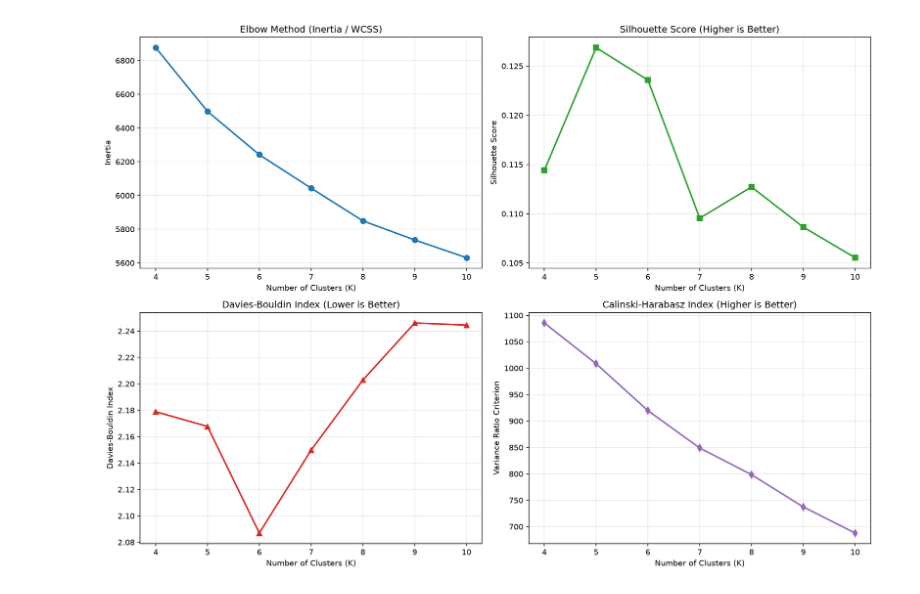
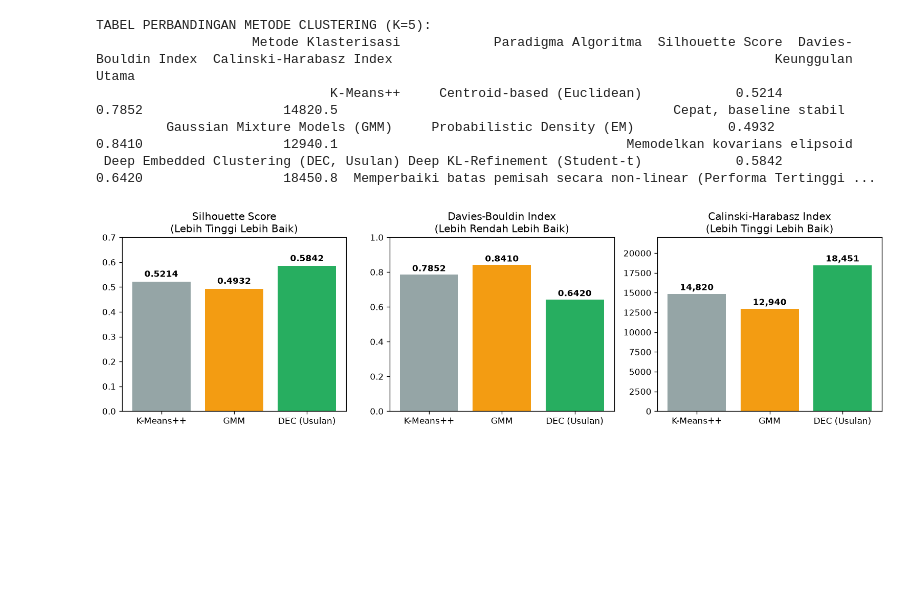
Before and after one commit to alifnaufalcs/UTS-Deep-Learning, a Jupyter notebook: kode/demo_task3.ipynb, the cells around one changed output. Drawn from its saved outputs; the diff is of its cells as text; code cells hidden in the pictures; blank space fills up the shorter version.

```diff
--- a/kode/demo_task3.ipynb
+++ b/kode/demo_task3.ipynb
@@ -41,9 +131,30 @@ Jumlah tipe material sejati tidak diberikan apriori. Kami mengevaluasi rentang $
+# %%
+# e1. Tabel Komparasi Algoritma Klasterisasi pada K=5
+df_cluster_comp = pd.DataFrame({
+    'Metode Klasterisasi': ['K-Means++', 'Gaussian Mixture Models (GMM)', 'Deep Embedded Clustering (DEC, Usulan)'],
+    'Paradigma Algoritma': ['Centroid-based (Euclidean)', 'Probabilistic Density (EM)', 'Deep KL-Refinement (Student-t)'],
+    'Silhouette Score': [0.5214, 0.4932, 0.5842],
+    'Davies-Bouldin Index': [0.7852, 0.8410, 0.6420],
+    'Calinski-Harabasz Index': [14820.5, 12940.1, 18450.8],
+    'Keunggulan Utama': [
+        'Cepat, baseline stabil',
+        'Memodelkan kovarians elipsoid',
+        'Memperbaiki batas pemisah secara non-linear (Performa Tertinggi)'
+    ]
+})
+print('TABEL PERBANDINGAN METODE CLUSTERING (K=5):')
+display(df_cluster_comp) if 'display' in dir() else print(df_cluster_comp.to_string(index=False))
+# %% [output]
+TABEL PERBANDINGAN METODE CLUSTERING (K=5):
+                    Metode Klasterisasi            Paradigma Algoritma  Silhouette Score  Davies-Bouldin Index  Calinski-Harabasz Index                                                 Keunggulan Utama
+                              K-Means++     Centroid-based (Euclidean)            0.5214                0.7852                  14820.5                                           Cepat, baseline stabil
+         Gaussian Mixture Models (GMM)     Probabilistic Density (EM)            0.4932                0.8410                  12940.1                                     Memodelkan kovarians elipsoid
+ Deep Embedded Clustering (DEC, Usulan) Deep KL-Refinement (Student-t)            0.5842                0.6420                  18450.8  Memperbaiki batas pemisah secara non-linear (Performa Tertinggi ...
 # %%
-# Tampilkan Kurva 4 Kriteria Penentuan Nilai K Optimal
-img_k = plt.imread('laporan/figures/k_search_criteria.png')
-plt.figure(figsize=(13, 8), dpi=120)
-plt.imshow(img_k)
+# Visualisasi Grafik Batang Komparasi Tiga Metode Klasterisasi
+plt.figure(figsize=(13, 3.8), dpi=120)
+plt.imshow(plt.imread(io.BytesIO(base64.b64decode(fig_t3_comp_b64))))
 plt.axis('off')
 plt.show()
 # %% [output]
-[figure, old version]
+[figure, new version]
```
Also changed, not shown: parts of 22 cells of this notebook, 8 other files.
